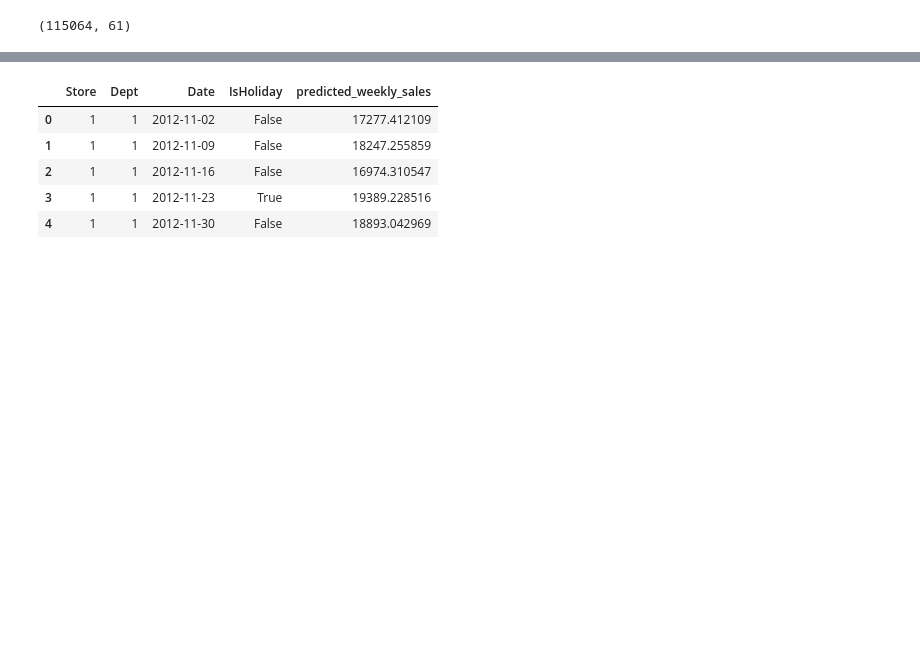
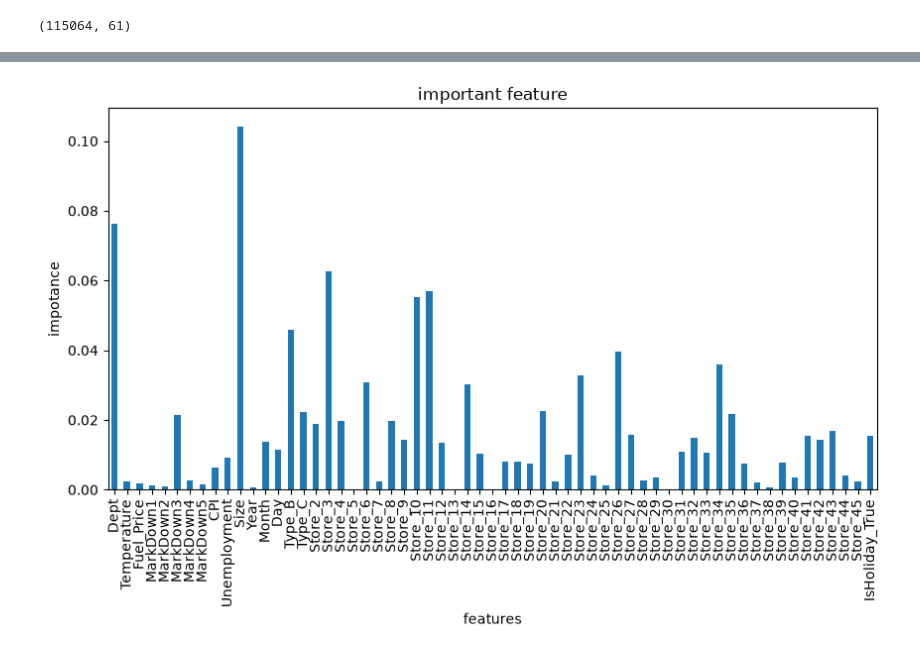
Before and after one commit to vaidiksanghani07-boop/sales-forecasting-project, a Jupyter notebook: notebooks/06_xgboost_test_prediction.ipynb, the cells around one changed output, grey strips where cells are left out. Saved outputs shown, nothing was run; the diff lists cells and outputs as text; code cells hidden in the pictures; blank space fills up the shorter version.

Commit message:
add important Graph

```diff
--- a/notebooks/06_xgboost_test_prediction.ipynb
+++ b/notebooks/06_xgboost_test_prediction.ipynb
@@ -72,13 +68,14 @@ print(len(prediction))
-# %%
-result = pd.read_csv("../data/test.csv")
-
-result["predicted_weekly_sales"] = prediction
-
-result.head()
-# %% [output]
-|  | Store | Dept | Date | IsHoliday | predicted_weekly_sales |
-| 0 | 1 | 1 | 2012-11-02 | False | 17277.412109 |
-| 1 | 1 | 1 | 2012-11-09 | False | 18247.255859 |
-| 2 | 1 | 1 | 2012-11-16 | False | 16974.310547 |
-| 3 | 1 | 1 | 2012-11-23 | True | 19389.228516 |
-| 4 | 1 | 1 | 2012-11-30 | False | 18893.042969 |
+# %%
+import matplotlib.pyplot as plt
+
+importance = pd.Series(best_xgb.feature_importances_ , index=best_xgb.feature_names_in_)
+
+importance.sort_values(ascending = False)
+importance.plot(kind = "bar" ,figsize = (10,5))
+
+plt.title("important feature")
+plt.xlabel("features")
+plt.ylabel("impotance")
+plt.show()
+# %% [output]
+[figure, added]
```
Also changed, not shown: parts of 5 cells of this notebook, 1 other file.
